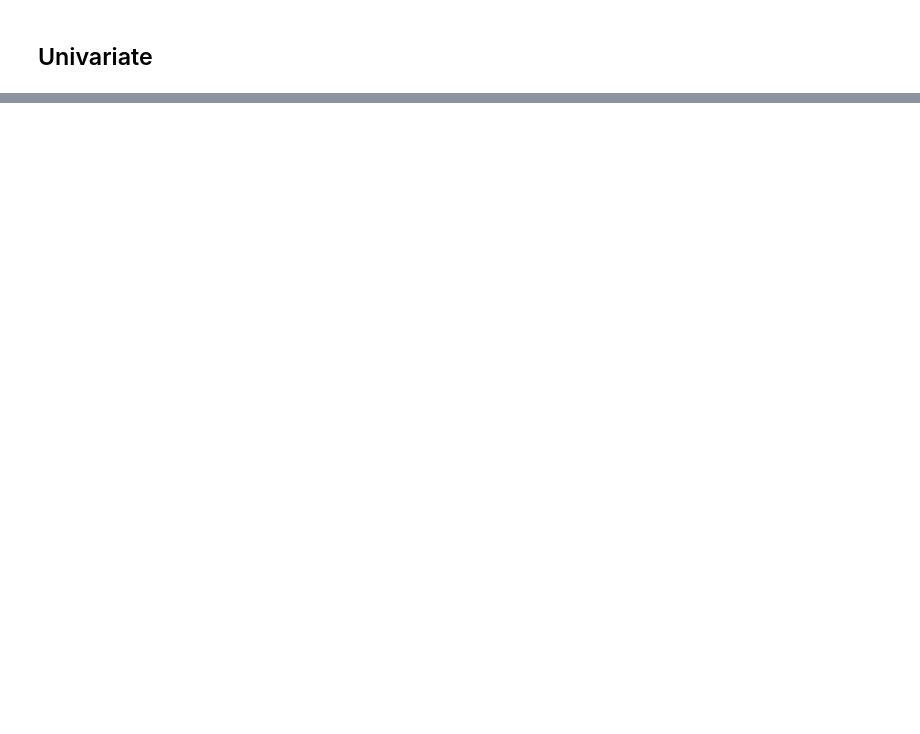
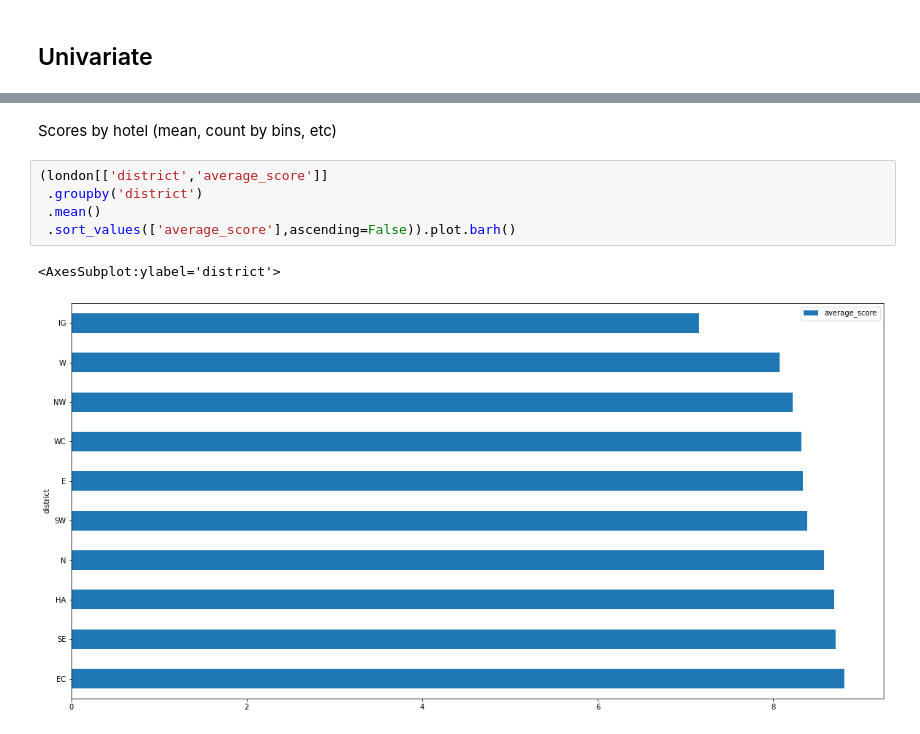
Before and after one commit to InPersonAnalysis/customer_review_capston, a Jupyter notebook: Mathias_Explore.ipynb, the cells around one changed output, grey strips where cells are left out. Drawn from its saved outputs; the diff is of its cells as text; blank space fills up the shorter version.

```diff
--- a/Mathias_Explore.ipynb
+++ b/Mathias_Explore.ipynb
@@ -336,0 +387,10 @@ hotel.negative_review[2]
+# %% [markdown]
+Scores by hotel (mean, count by bins, etc)
+# %%
+(london[['district','average_score']]
+ .groupby('district')
+ .mean()
+ .sort_values(['average_score'],ascending=False)).plot.barh()
+# %% [output]
+<AxesSubplot:ylabel='district'>
+[figure, added]
```
Also changed, not shown: parts of 94 cells of this notebook, 1 other file.
